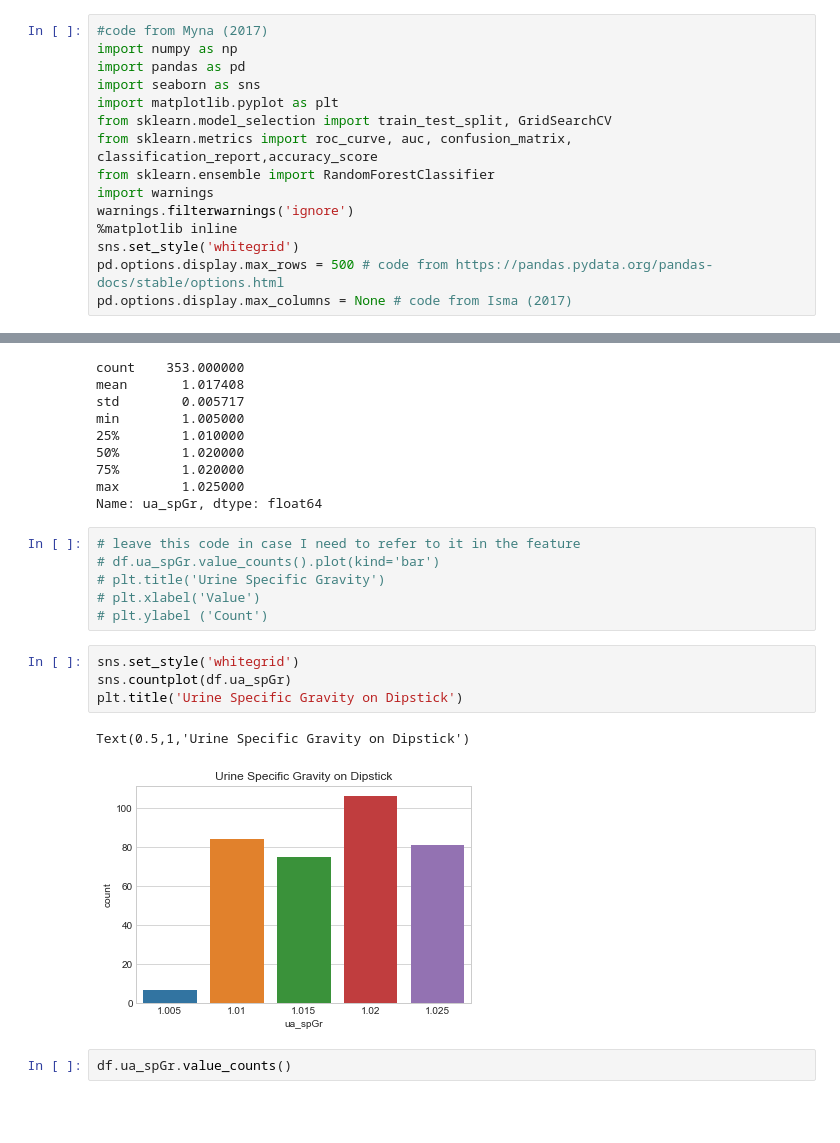
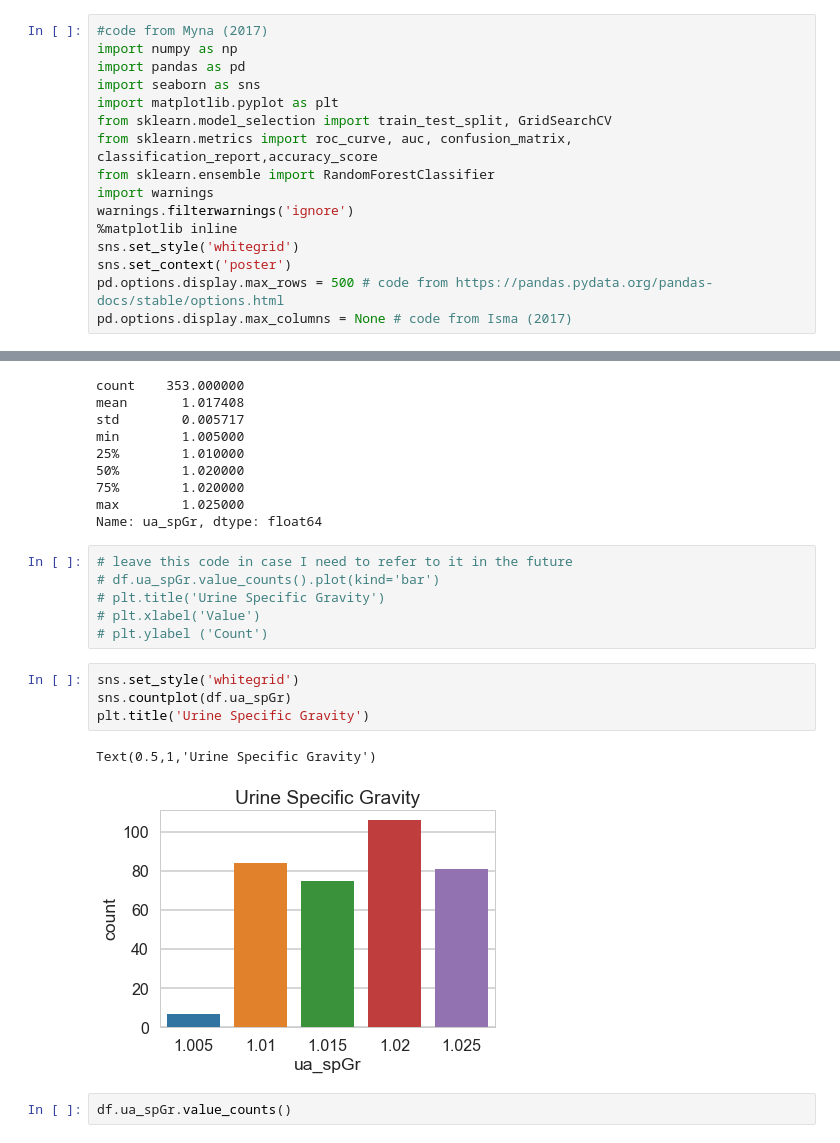
Before and after one commit to mmerc/MSDS696_X70_Data-Science-Practicum-II, a Jupyter notebook: Practicum2Project.ipynb, the cells around one changed output, grey strips where cells are left out. Cells and saved outputs as stored; diff of their text form; blank space fills up the shorter version.

```diff
--- a/Practicum2Project.ipynb
+++ b/Practicum2Project.ipynb
@@ -23,6 +23,7 @@ import warnings
 warnings.filterwarnings('ignore')
 %matplotlib inline
 sns.set_style('whitegrid')
+sns.set_context('poster')
 pd.options.display.max_rows = 500 # code from https://pandas.pydata.org/pandas-docs/stable/options.html
 pd.options.display.max_columns = None # code from Isma (2017)
 # %%
@@ -318,7 +319,7 @@ min        1.005000
 max        1.025000
 Name: ua_spGr, dtype: float64
 # %%
-# leave this code in case I need to refer to it in the feature
+# leave this code in case I need to refer to it in the future
 # df.ua_spGr.value_counts().plot(kind='bar')
 # plt.title('Urine Specific Gravity')
 # plt.xlabel('Value')
@@ -326,10 +327,10 @@ Name: ua_spGr, dtype: float64
 # %%
 sns.set_style('whitegrid')
 sns.countplot(df.ua_spGr)
-plt.title('Urine Specific Gravity on Dipstick')
+plt.title('Urine Specific Gravity')
 # %% [output]
-Text(0.5,1,'Urine Specific Gravity on Dipstick')
+Text(0.5,1,'Urine Specific Gravity')
-[figure, old version]
+[figure, new version]
 # %%
 df.ua_spGr.value_counts()
 # %% [output]
```
Also changed, not shown: parts of 88 cells of this notebook.
